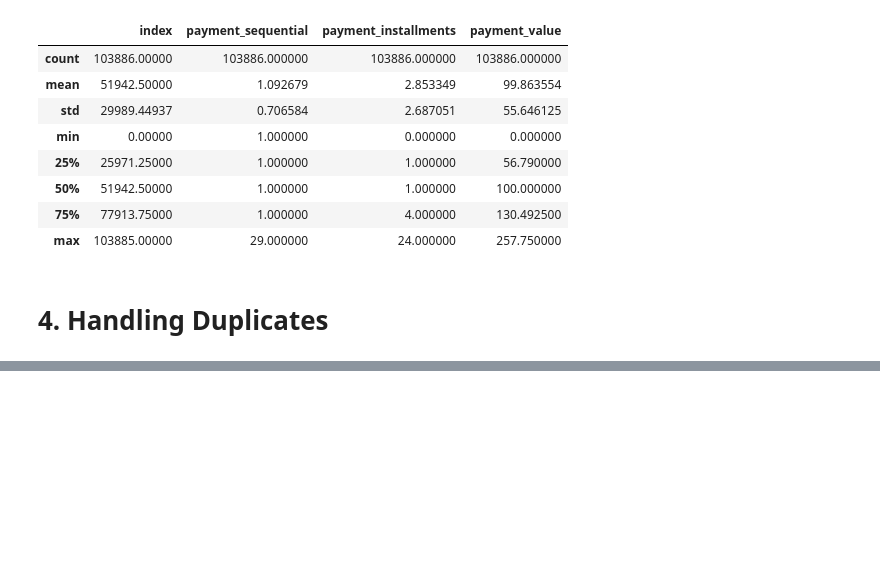
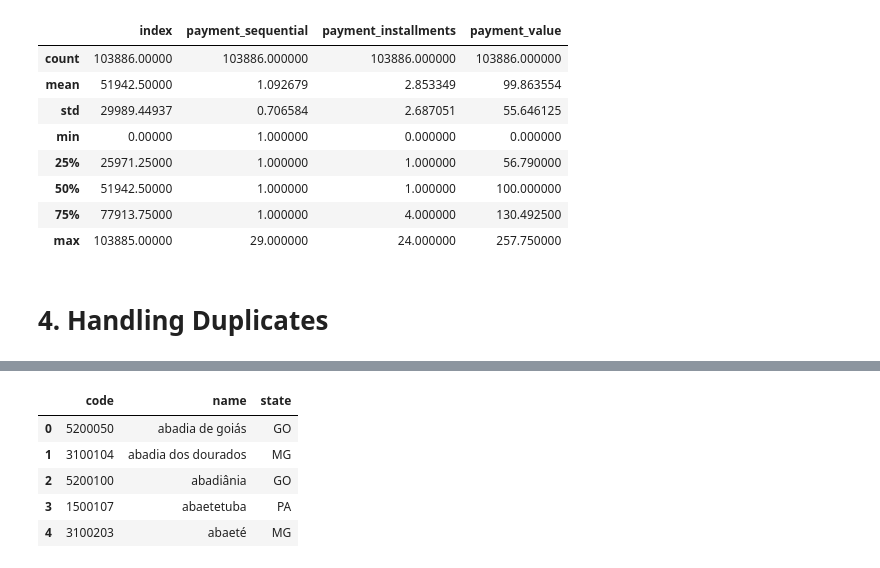
Before and after one commit to bagusfarisa/olist-data-wrangling, a Jupyter notebook: olist.ipynb, the cells around one changed output, grey strips where cells are left out. Saved outputs shown, nothing was run; the diff lists cells and outputs as text; code cells hidden in the pictures; blank space fills up the shorter version.

Commit message:
add: city names data

```diff
--- a/olist.ipynb
+++ b/olist.ipynb
@@ -459,0 +619,13 @@ df_order_payments.describe()
+# %%
+df_cities = pd.read_csv("cities.csv")
+
+df_cities['name'] = df_cities['name'].str.lower()
+
+df_cities.head()
+# %% [output]
+|  | code | name | state |
+| 0 | 5200050 | abadia de goiás | GO |
+| 1 | 3100104 | abadia dos dourados | MG |
+| 2 | 5200100 | abadiânia | GO |
+| 3 | 1500107 | abaetetuba | PA |
+| 4 | 3100203 | abaeté | MG |
```
Also changed, not shown: parts of 24 cells of this notebook, 1 other file.
